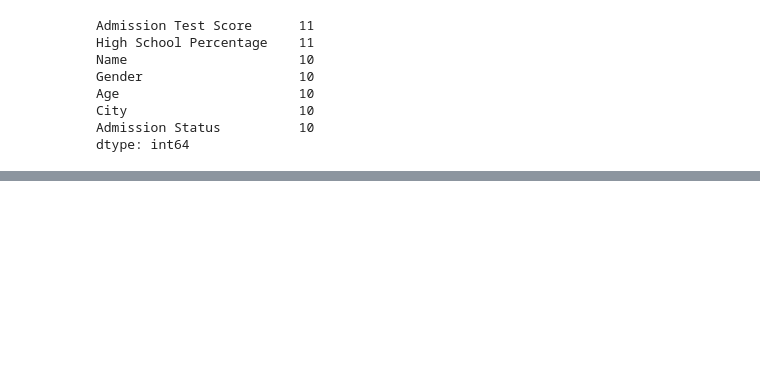
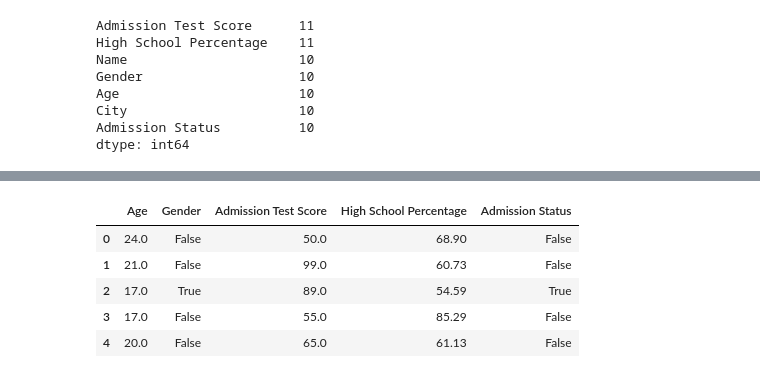
Before and after one commit to 4GeeksAcademy/app_fk, a Jupyter notebook: src/explore.ipynb, the cells around one changed output, grey strips where cells are left out. Saved outputs shown, nothing was run; the diff lists cells and outputs as text; code cells hidden in the pictures; blank space fills up the shorter version.

```diff
--- a/src/explore.ipynb
+++ b/src/explore.ipynb
@@ -50,0 +129,15 @@ dtype: int64
+# %%
+total_data['Gender'] = total_data['Gender'].map({
+    'male': True,
+    'female': False
+})
+
+total_data['Admission Status'] = total_data['Admission Status'].map({
+    'admitted': True,
+    'rejected': False
+})
+# %%
+pd.set_option('display.max_rows', None)  # Mostrar todas las filas
+# Ver todos los registros de la columna 'Nombre'
+print("Todos los registros de la columna 'Nombre':")
+print(total_data['Admission Status'])
@@ -50,0 +168,7 @@ dtype: int64
+# %%
+total_data['Admission Status'] = total_data['Admission Status'].fillna(True)
+# %%
+pd.set_option('display.max_rows', None)  # Mostrar todas las filas
+# Ver todos los registros de la columna 'Nombre'
+print("Todos los registros de la columna 'Nombre':")
+print(total_data['Gender'])
@@ -51,3 +193,12 @@ dtype: int64
+# %%
+total_data.head()
+# %% [output]
+|  | Age | Gender | Admission Test Score | High School Percentage | Admission Status |
+| 0 | 24.0 | False | 50.0 | 68.90 | False |
+| 1 | 21.0 | False | 99.0 | 60.73 | False |
+| 2 | 17.0 | True | 89.0 | 54.59 | True |
+| 3 | 17.0 | False | 55.0 | 85.29 | False |
+| 4 | 20.0 | False | 65.0 | 61.13 | False |
 # %%
 
 df.columns = df.columns.str.strip()
```
Also changed, not shown: parts of 28 cells of this notebook.
